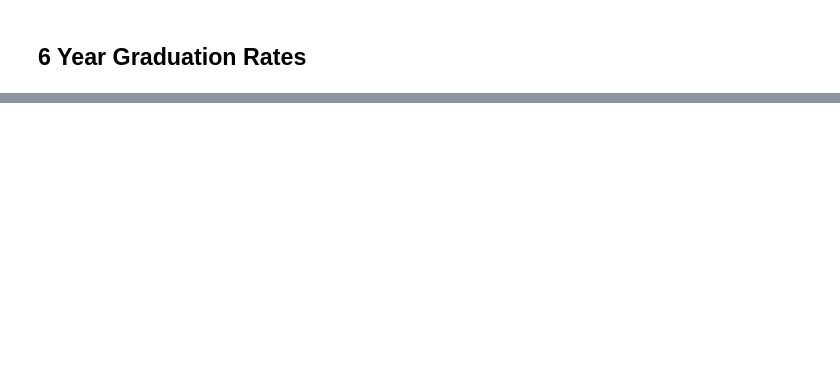
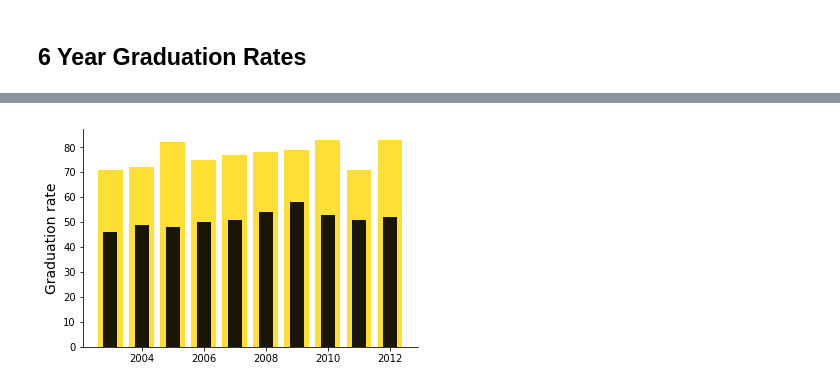
Before and after one commit to vishalrajDesigner/masp, a Jupyter notebook: Alex/masp_data_visualization.ipynb, the cells around one changed output, grey strips where cells are left out. Saved outputs shown, nothing was run; the diff lists cells and outputs as text; code cells hidden in the pictures; blank space fills up the shorter version.

```diff
--- a/Alex/masp_data_visualization.ipynb
+++ b/Alex/masp_data_visualization.ipynb
@@ -64,0 +81,16 @@ fig.savefig("C:/Users/Alex/masp/Alex/grad_line.eps", bbox_inches = 'tight', form
+# %%
+fig, ax = plt.subplots()
+ax.spines['top'].set_visible(False)
+ax.spines['right'].set_visible(False)
+
+offset = len(grad_years) - years_to_show
+
+plt.bar(grad_years[offset:], masp_grad_rates[offset:], color = "gold", alpha = .8)
+plt.bar(grad_years[offset:], cu_grad_rates[offset:], color = "black", width = .45, alpha = .9)
+
+plt.ylabel("Graduation rate", fontsize = 14)
+
+fig.savefig(filepath + "grad_bar.png", bbox_inches = 'tight', format = 'png')
+fig.savefig(filepath + "grad_bar.eps", bbox_inches = 'tight', format = 'eps')
+# %% [output]
+[figure, added]
```
Also changed, not shown: parts of 12 cells of this notebook, 12 other files.
